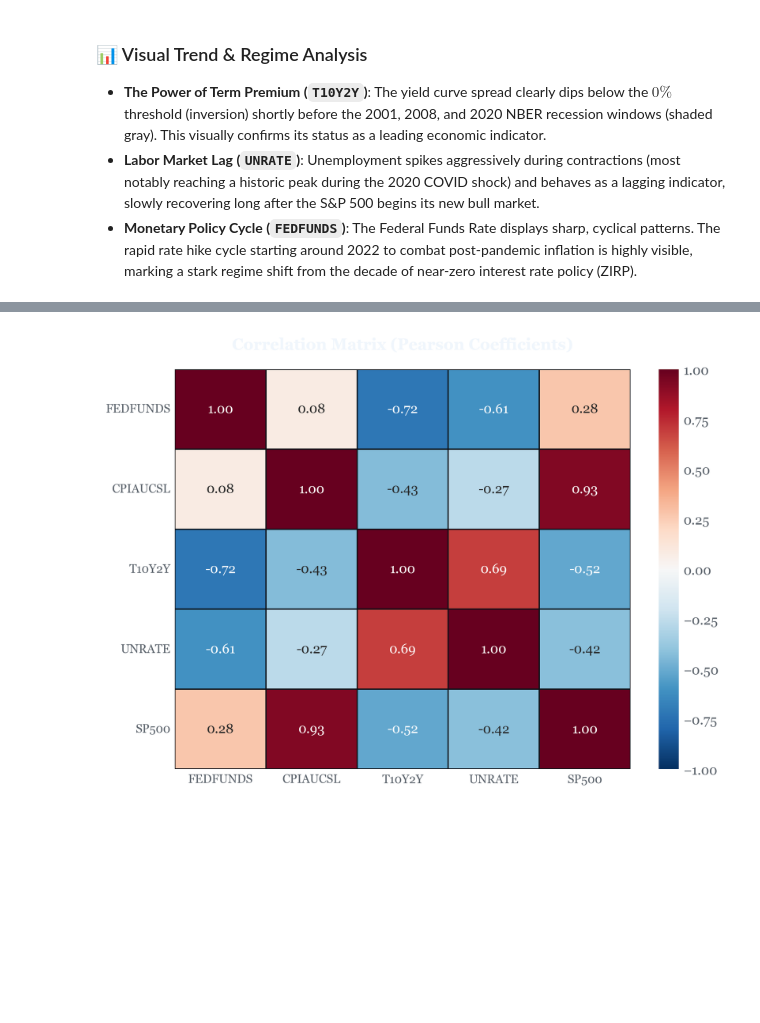
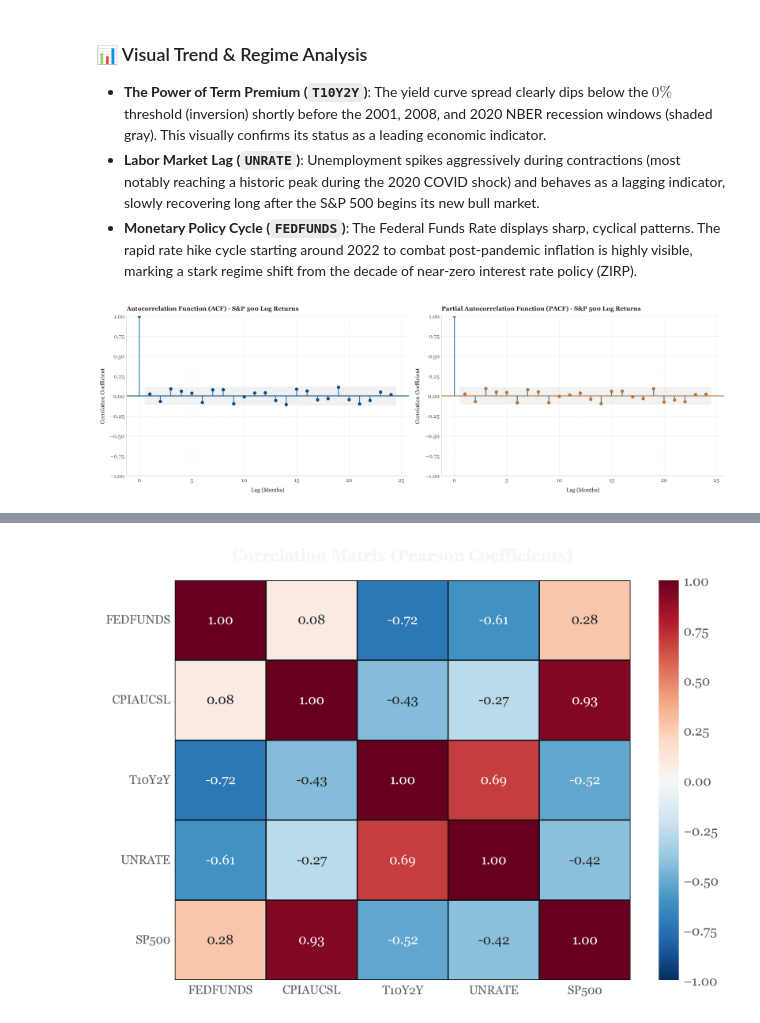
Before and after one commit to muhammedsaylik/macro-finance-prediction, a Jupyter notebook: notebooks/01_data_ingestion_and_diagnostics.ipynb, the cells around one changed output, grey strips where cells are left out. Drawn from its saved outputs; the diff is of its cells as text; code cells hidden in the pictures; blank space fills up the shorter version.

```diff
--- a/notebooks/01_data_ingestion_and_diagnostics.ipynb
+++ b/notebooks/01_data_ingestion_and_diagnostics.ipynb
@@ -257,3 +260,51 @@ plt.show()
 *   **The Power of Term Premium (`T10Y2Y`)**: The yield curve spread clearly dips below the $0\%$ threshold (inversion) shortly before the 2001, 2008, and 2020 NBER recession windows (shaded gray). This visually confirms its status as a leading economic indicator.
 *   **Labor Market Lag (`UNRATE`)**: Unemployment spikes aggressively during contractions (most notably reaching a historic peak during the 2020 COVID shock) and behaves as a lagging indicator, slowly recovering long after the S&P 500 begins its new bull market.
 *   **Monetary Policy Cycle (`FEDFUNDS`)**: The Federal Funds Rate displays sharp, cyclical patterns. The rapid rate hike cycle starting around 2022 to combat post-pandemic inflation is highly visible, marking a stark regime shift from the decade of near-zero interest rate policy (ZIRP).
+# %%
+sp500_ret = np.log(df['SP500']).diff().dropna()
+
+fig, axes = plt.subplots(1, 2, figsize=(16, 5), dpi=300)
+fig.patch.set_facecolor('#ffffff')
+
+plot_acf(
+    sp500_ret,
+    ax=axes[0],
+    lags=24,
+    alpha=0.05,
+    color='#0f4c81',
+    use_vlines=True,
+    title=''
+)
+axes[0].set_title('Autocorrelation Function (ACF) - S&P 500 Log Returns', loc='left', fontsize=11, fontweight='semibold', pad=10, color='#24292e')
+
+plot_pacf(
+    sp500_ret,
+    ax=axes[1],
+    lags=24,
+    alpha=0.05,
+    color='#b87333',
+    use_vlines=True,
+    title=''
+)
+axes[1].set_title('Partial Autocorrelation Function (PACF) - S&P 500 Log Returns', loc='left', fontsize=11, fontweight='semibold', pad=10, color='#24292e')
+
+for ax in axes:
+    ax.grid(True, color='#e1e4e8', linestyle='--', linewidth=0.6)
+    ax.spines['top'].set_visible(False)
+    ax.spines['right'].set_visible(False)
+    ax.spines['left'].set_color('#d1d5da')
+    ax.spines['bottom'].set_color('#d1d5da')
+    ax.set_xlabel('Lag (Months)', fontsize=10, labelpad=8)
+    ax.set_ylabel('Correlation Coefficient', fontsize=10, labelpad=8)
+
+    for collection in ax.collections:
+        if isinstance(collection, plt.matplotlib.collections.PolyCollection):
+            collection.set_facecolor('#e1e4e8')
+            collection.set_alpha(0.5)
+
+plt.tight_layout()
+os.makedirs('../reports/figures', exist_ok=True)
+plt.savefig('../reports/figures/sp500_acf_pacf.png', bbox_inches='tight', dpi=300, facecolor='#ffffff')
+plt.show()
+# %% [output]
+[figure, added]
```
Also changed, not shown: parts of 4 cells of this notebook, 13 other files.
